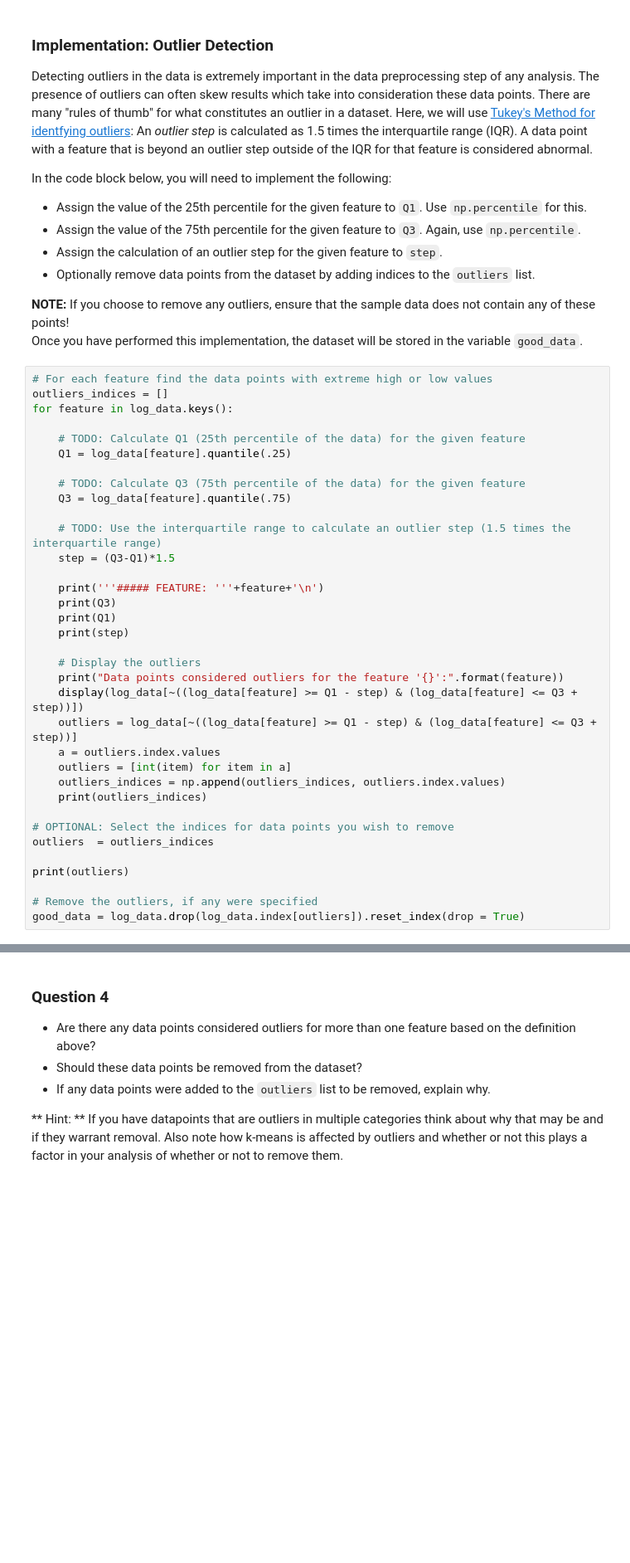
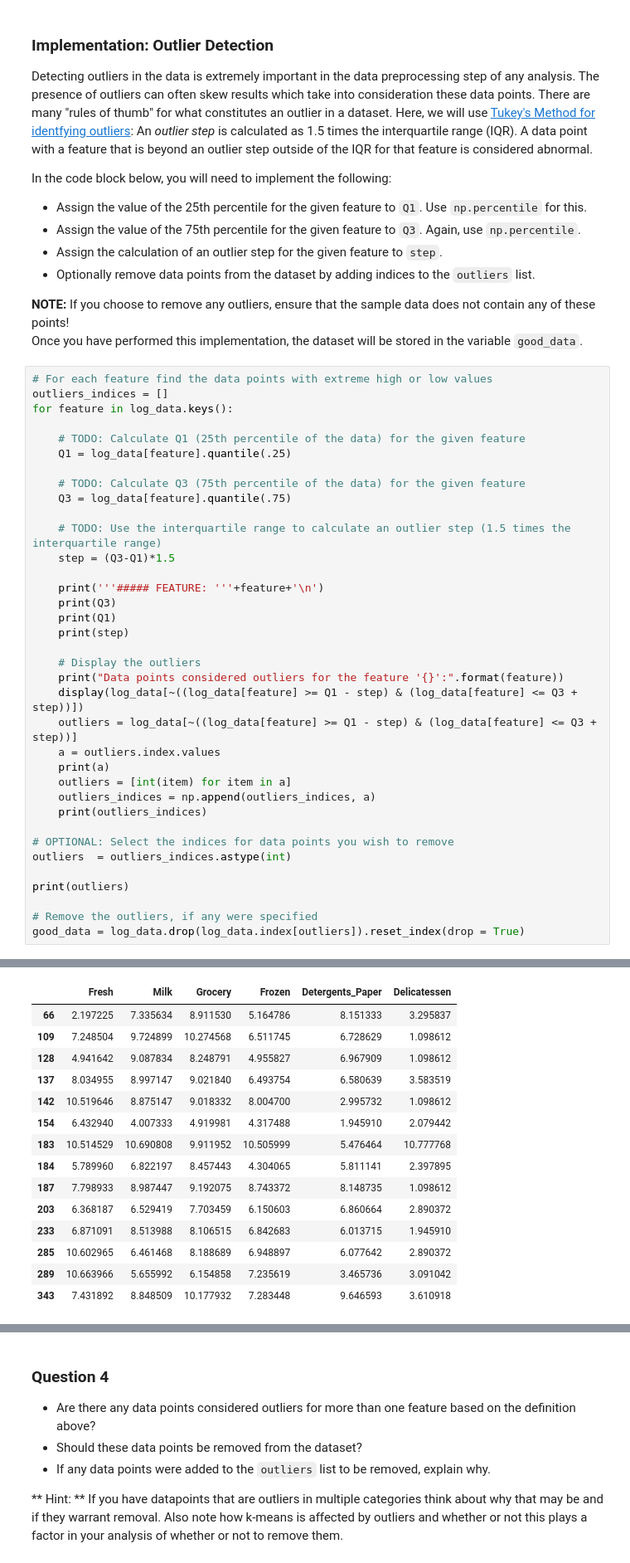
Before and after one commit to fjprobos/machine-learning, a Jupyter notebook: projects/customer_segments/customer_segments.ipynb, the cells around one changed output, grey strips where cells are left out. Shown: that part at 83% size. Saved outputs shown, nothing was run; the diff lists cells and outputs as text; blank space fills up the shorter version.

```diff
--- a/projects/customer_segments/customer_segments.ipynb
+++ b/projects/customer_segments/customer_segments.ipynb
@@ -232,12 +232,13 @@ for feature in log_data.keys():
     display(log_data[~((log_data[feature] >= Q1 - step) & (log_data[feature] <= Q3 + step))])
     outliers = log_data[~((log_data[feature] >= Q1 - step) & (log_data[feature] <= Q3 + step))]
     a = outliers.index.values
+    print(a)
     outliers = [int(item) for item in a]
-    outliers_indices = np.append(outliers_indices, outliers.index.values)
+    outliers_indices = np.append(outliers_indices, a)
     print(outliers_indices)
 
 # OPTIONAL: Select the indices for data points you wish to remove
-outliers  = outliers_indices
+outliers  = outliers_indices.astype(int)
 
 print(outliers)
 
@@ -270,0 +340,15 @@ AttributeError: 'builtin_function_or_method' object has no attribute 'values'
+|  | Fresh | Milk | Grocery | Frozen | Detergents_Paper | Delicatessen |
+| 66 | 2.197225 | 7.335634 | 8.911530 | 5.164786 | 8.151333 | 3.295837 |
+| 109 | 7.248504 | 9.724899 | 10.274568 | 6.511745 | 6.728629 | 1.098612 |
+| 128 | 4.941642 | 9.087834 | 8.248791 | 4.955827 | 6.967909 | 1.098612 |
+| 137 | 8.034955 | 8.997147 | 9.021840 | 6.493754 | 6.580639 | 3.583519 |
+| 142 | 10.519646 | 8.875147 | 9.018332 | 8.004700 | 2.995732 | 1.098612 |
+| 154 | 6.432940 | 4.007333 | 4.919981 | 4.317488 | 1.945910 | 2.079442 |
+| 183 | 10.514529 | 10.690808 | 9.911952 | 10.505999 | 5.476464 | 10.777768 |
+| 184 | 5.789960 | 6.822197 | 8.457443 | 4.304065 | 5.811141 | 2.397895 |
+| 187 | 7.798933 | 8.987447 | 9.192075 | 8.743372 | 8.148735 | 1.098612 |
+| 203 | 6.368187 | 6.529419 | 7.703459 | 6.150603 | 6.860664 | 2.890372 |
+| 233 | 6.871091 | 8.513988 | 8.106515 | 6.842683 | 6.013715 | 1.945910 |
+| 285 | 10.602965 | 6.461468 | 8.188689 | 6.948897 | 6.077642 | 2.890372 |
+| 289 | 10.663966 | 5.655992 | 6.154858 | 7.235619 | 3.465736 | 3.091042 |
+| 343 | 7.431892 | 8.848509 | 10.177932 | 7.283448 | 9.646593 | 3.610918 |
```
Also changed, not shown: parts of 7 cells of this notebook.
